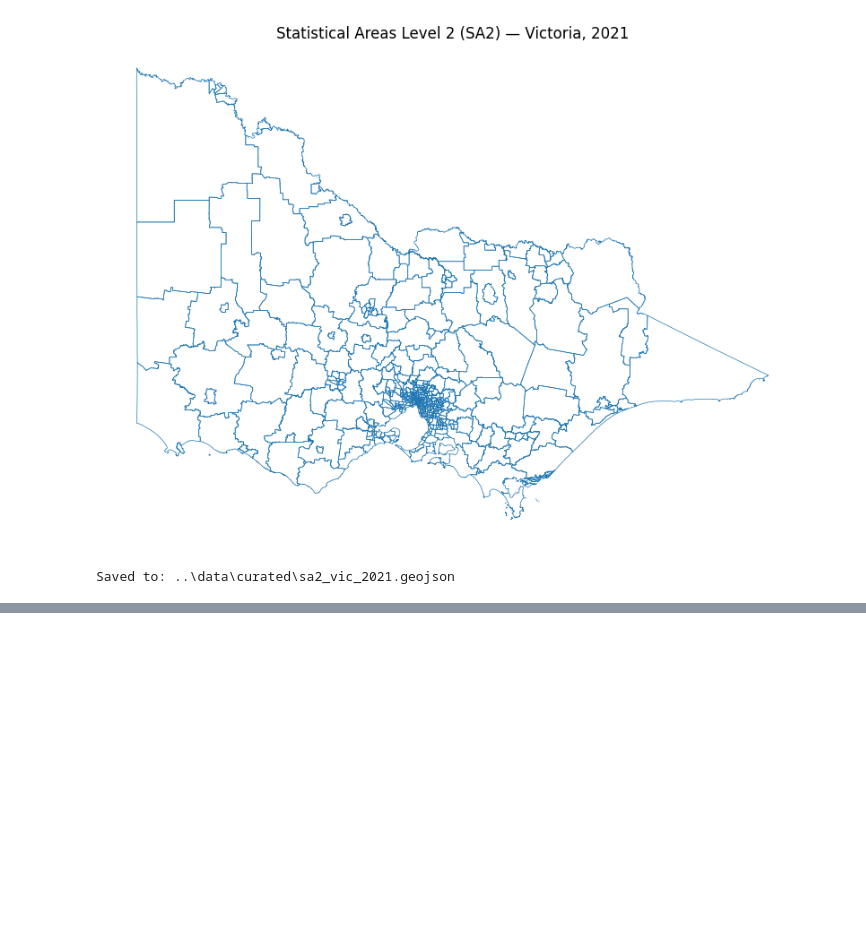
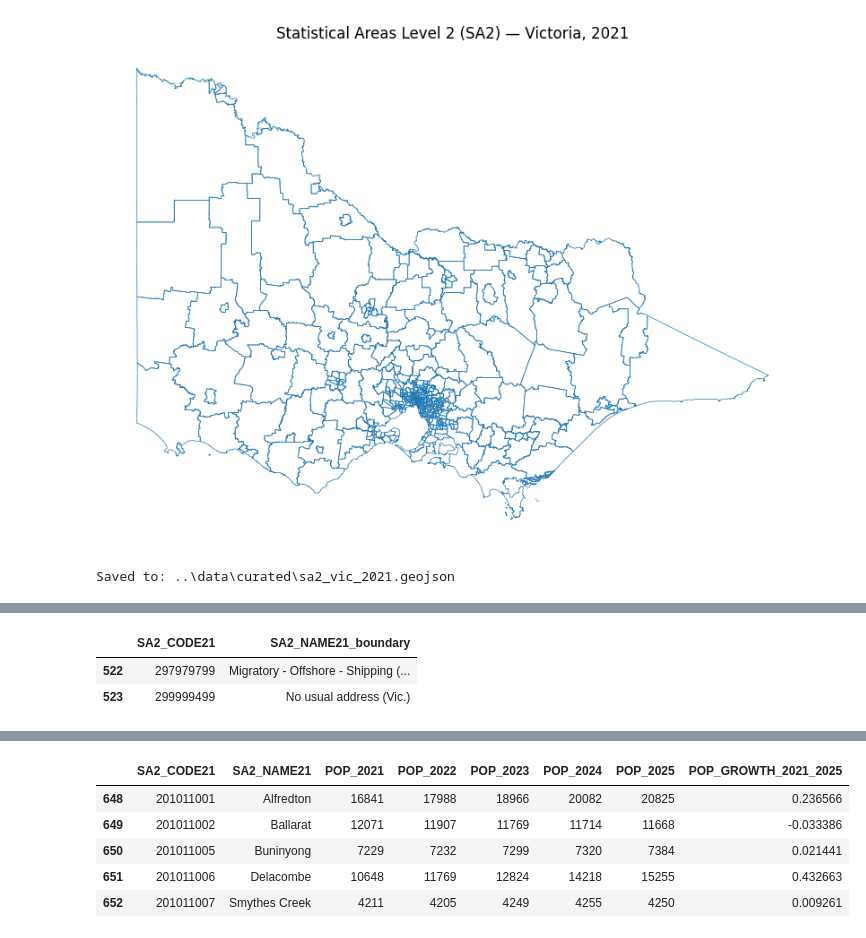
Before and after one commit to mdharmawan19/industry-project-group-55, a Jupyter notebook: notebooks/04_abs_sa2_crosswalk.ipynb, the cells around one changed output, grey strips where cells are left out. Drawn from its saved outputs; the diff is of its cells as text; code cells hidden in the pictures; blank space fills up the shorter version.

```diff
--- a/notebooks/04_abs_sa2_crosswalk.ipynb
+++ b/notebooks/04_abs_sa2_crosswalk.ipynb
@@ -68,0 +188,71 @@ Saved to: ..\data\curated\sa2_vic_2021.geojson
+# %%
+# ============================================================
+# Validate and clean Victorian SA2 population data
+# ============================================================
+
+# 1. Inspect SA2s in the boundary file with no 2025 population match
+missing_sa2 = matched.loc[
+    matched["POP_2025"].isna(),
+    ["SA2_CODE21", "SA2_NAME21_boundary"]
+]
+
+print("SA2s with missing population:")
+display(missing_sa2)
+
+
+# 2. Check whether the population dataset contains any SA2 codes
+#    that are not present in our Victorian boundary file
+boundary_codes = set(sa2_vic["SA2_CODE21"])
+population_codes = set(population_vic["SA2_CODE21"])
+
+population_only = population_codes - boundary_codes
+
+print("\nPopulation-only SA2 codes:")
+print(population_only)
+
+
+# 3. Keep the population variables useful for the project
+population_clean = population_vic[
+    [
+        "SA2_CODE21",
+        "SA2_NAME21",
+        "POP_2021",
+        "POP_2022",
+        "POP_2023",
+        "POP_2024",
+        "POP_2025"
+    ]
+].copy()
+
+
+# 4. Make sure population columns are numeric
+population_columns = [
+    "POP_2021",
+    "POP_2022",
+    "POP_2023",
+    "POP_2024",
+    "POP_2025"
+]
+
+population_clean[population_columns] = population_clean[
+    population_columns
+].apply(pd.to_numeric, errors="coerce")
+
+
+# 5. Calculate recent population growth (2021 → 2025)
+population_clean["POP_GROWTH_2021_2025"] = (
+    population_clean["POP_2025"] / population_clean["POP_2021"] - 1
+)
+
+
+# 6. Final validation
+print("\n--- Population dataset summary ---")
+print("Victorian population SA2s:", len(population_clean))
+print("Unique SA2 codes:", population_clean["SA2_CODE21"].nunique())
+print("Missing 2025 population values:", population_clean["POP_2025"].isna().sum())
+print("Missing growth values:", population_clean["POP_GROWTH_2021_2025"].isna().sum())
+
+
+# 7. Preview final cleaned population data
+display(population_clean.head())
+# %% [output]
@@ -68,0 +260,3 @@ Saved to: ..\data\curated\sa2_vic_2021.geojson
+|  | SA2_CODE21 | SA2_NAME21_boundary |
+| 522 | 297979799 | Migratory - Offshore - Shipping (... |
+| 523 | 299999499 | No usual address (Vic.) |
@@ -68,0 +271,6 @@ Saved to: ..\data\curated\sa2_vic_2021.geojson
+|  | SA2_CODE21 | SA2_NAME21 | POP_2021 | POP_2022 | POP_2023 | POP_2024 | POP_2025 | POP_GROWTH_2021_2025 |
+| 648 | 201011001 | Alfredton | 16841 | 17988 | 18966 | 20082 | 20825 | 0.236566 |
+| 649 | 201011002 | Ballarat | 12071 | 11907 | 11769 | 11714 | 11668 | -0.033386 |
+| 650 | 201011005 | Buninyong | 7229 | 7232 | 7299 | 7320 | 7384 | 0.021441 |
+| 651 | 201011006 | Delacombe | 10648 | 11769 | 12824 | 14218 | 15255 | 0.432663 |
+| 652 | 201011007 | Smythes Creek | 4211 | 4205 | 4249 | 4255 | 4250 | 0.009261 |
```
Also changed, not shown: parts of 8 cells of this notebook.
